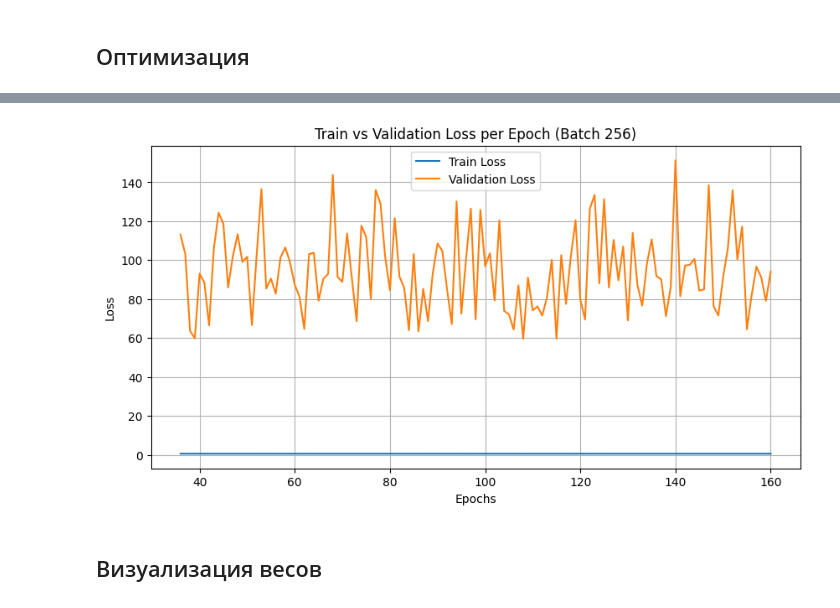
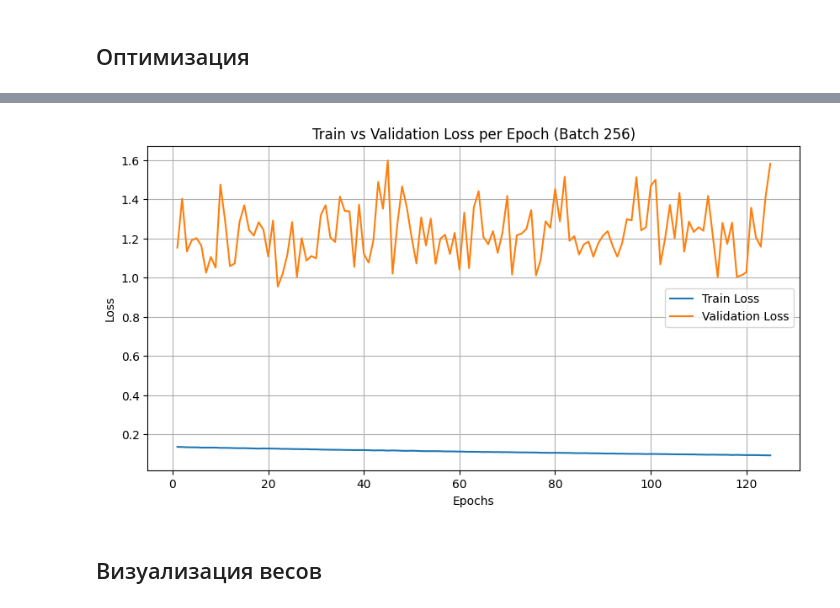
Before and after one commit to daradanci/DeepLearning, a Jupyter notebook: notebooks/Lab1.ipynb, the cells around one changed output, grey strips where cells are left out. Cells and saved outputs as stored; diff of their text form; code cells hidden in the pictures.

```diff
--- a/notebooks/Lab1.ipynb
+++ b/notebooks/Lab1.ipynb
@@ -628,8 +628,9 @@ weighted avg     0.6634    0.6600    0.6606       300
 # %% [markdown]
 ## Оптимизация
 # %%
-# Изменение размера батча и продолжение обучения с 36-й эпохи
-batch_size = 256  # Новый размер батча
+# Перезапуск обучения с новым размером батча (256)
+batch_size = 256
+
 dataloader = {}
 for (X, y), part in zip([(train_X, train_y), (test_X, test_y)], ['train', 'test']):
     tensor_x = torch.Tensor(X)
@@ -646,7 +647,7 @@ val_losses = []
 best_val_loss = float('inf')
 best_epoch = -1
 
-for epoch in range(36, 36 + EPOCHS):
+for epoch in range(EPOCHS):
     running_loss = 0.0
     model.train()
     for i, batch in enumerate(dataloader['train'], 0):
@@ -676,13 +677,13 @@ for epoch in range(36, 36 + EPOCHS):
         best_epoch = epoch + 1
     print(f'[{epoch + 1}] val loss: {val_loss:.3f}')
 
-print('Обучение с новым размером батча завершено.')
+print('Обучение завершено.')
 print(f'Минимальная val loss: {best_val_loss:.3f} на эпохе {best_epoch}')
 
 import matplotlib.pyplot as plt
 plt.figure(figsize=(10, 5))
-plt.plot(range(36, 36 + EPOCHS), train_losses, label='Train Loss')
-plt.plot(range(36, 36 + EPOCHS), val_losses, label='Validation Loss')
+plt.plot(range(1, EPOCHS + 1), train_losses, label='Train Loss')
+plt.plot(range(1, EPOCHS + 1), val_losses, label='Validation Loss')
 plt.xlabel('Epochs')
 plt.ylabel('Loss')
 plt.title('Train vs Validation Loss per Epoch (Batch 256)')
@@ -710,4 +711,4 @@ plt.show()
-[figure, old version]
+[figure, new version]
 # %% [markdown]
 ## Визуализация весов
 # %%
```
Also changed, not shown: parts of 2 cells of this notebook.
